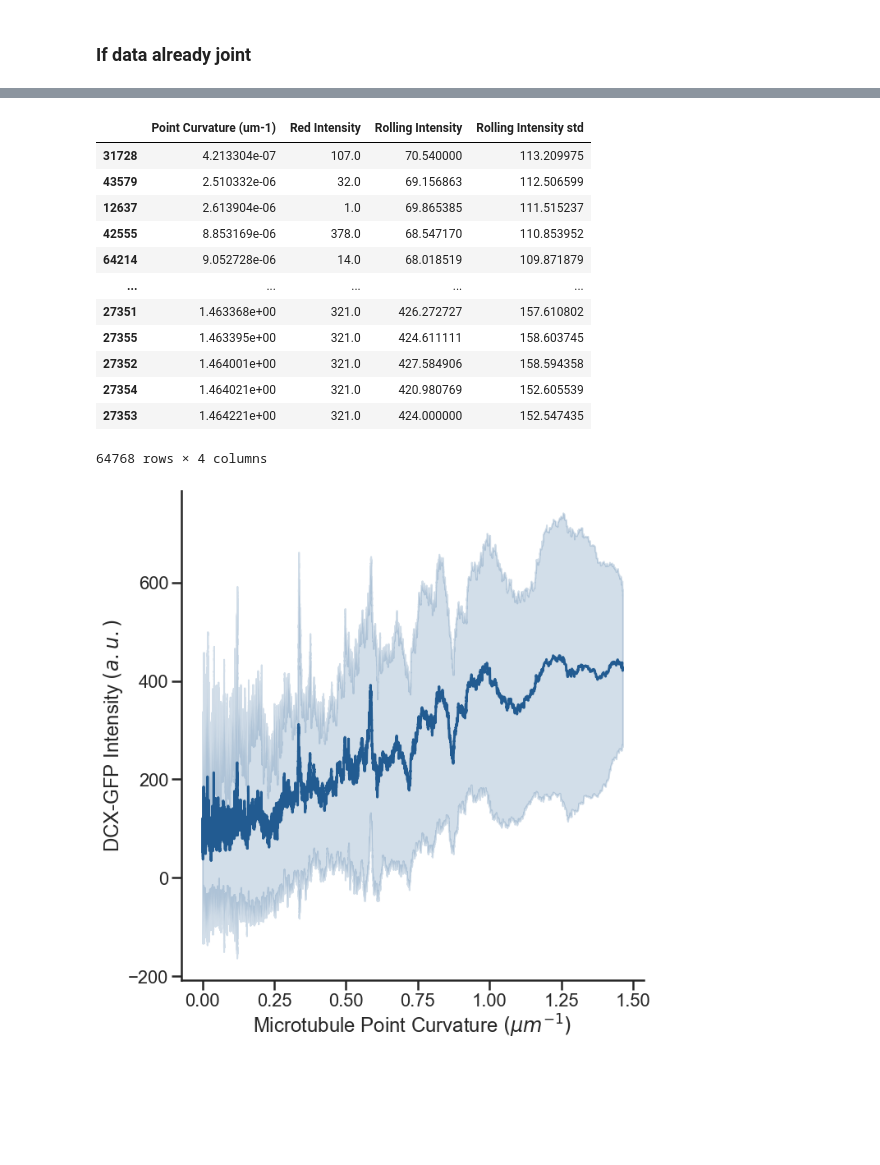
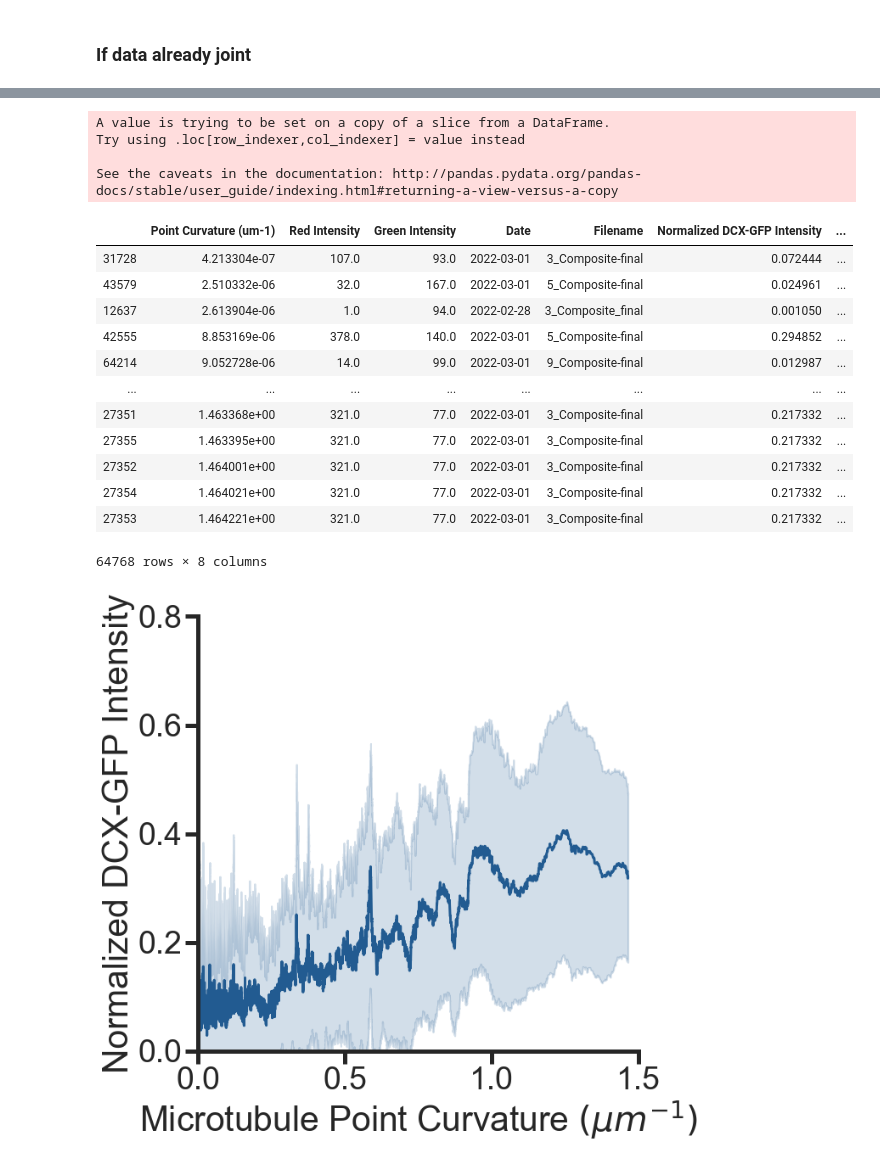
Before and after one commit to sofiacruzt/sofia-brouhardlab, a Jupyter notebook: curvature_taxol/curvature.ipynb, the cells around one changed output, grey strips where cells are left out. Drawn from its saved outputs; the diff is of its cells as text; code cells hidden in the pictures; blank space fills up the shorter version.

```diff
--- a/curvature_taxol/curvature.ipynb
+++ b/curvature_taxol/curvature.ipynb
@@ -197,46 +243,80 @@ joindata
+# %%
+def normal_int(df,channel):
+
+    max_RFP = data.groupby(['Date', 'Filename'])[channel].max()
+    min_RFP = data.groupby(['Date', 'Filename'])[channel].min()
+
+    equal_int = pd.DataFrame(columns=[] , index=[])
+
+    uniquedates = df['Date'].unique()
+    for i in uniquedates:
+        uniquefile =  df[df['Date'] == i]['Filename'].unique()
+
+        for j in uniquefile:
+            groupdf = df[(df['Date'] == i) & (df['Filename'] == j)]
+
+            max_RFP_value = max_RFP[i,j]
+            min_RFP_value = min_RFP[i,j]
+
+            groupdf['Normalized DCX-GFP Intensity'] = (df[channel] - min_RFP_value) / (max_RFP_value -  min_RFP_value)
+
+            equal_int = pd.concat([equal_int, groupdf])
+    return equal_int
+# %%
+data = normal_int(alldata,"Red Intensity")
+# %% [output]
+A value is trying to be set on a copy of a slice from a DataFrame.
+Try using .loc[row_indexer,col_indexer] = value instead
+
+See the caveats in the documentation: http://pandas.pydata.org/pandas-docs/stable/user_guide/indexing.html#returning-a-view-versus-a-copy
 # %%
-data = joindata[['Point Curvature (um-1)','Red Intensity']]
+
 data = data.sort_values(by=['Point Curvature (um-1)'])
 
 roll = 100
 
-data['Rolling Intensity'] =  data['Red Intensity'].rolling(roll, min_periods=1, center=True).mean()
-data['Rolling Intensity std'] =  data['Red Intensity'].rolling(roll, min_periods=1, center=True).std()
+data['Rolling Intensity'] =  data['Normalized DCX-GFP Intensity'].rolling(roll, min_periods=1, center=True).mean()
+data['Rolling Intensity std'] =  data['Normalized DCX-GFP Intensity'].rolling(roll, min_periods=1, center=True).std()
 
 data
 # %% [output]
-|  | Point Curvature (um-1) | Red Intensity | Rolling Intensity | Rolling Intensity std |
-| 31728 | 4.213304e-07 | 107.0 | 70.540000 | 113.209975 |
-| 43579 | 2.510332e-06 | 32.0 | 69.156863 | 112.506599 |
-| 12637 | 2.613904e-06 | 1.0 | 69.865385 | 111.515237 |
-| 42555 | 8.853169e-06 | 378.0 | 68.547170 | 110.853952 |
-| 64214 | 9.052728e-06 | 14.0 | 68.018519 | 109.871879 |
-| ... | ... | ... | ... | ... |
-| 27351 | 1.463368e+00 | 321.0 | 426.272727 | 157.610802 |
-| 27355 | 1.463395e+00 | 321.0 | 424.611111 | 158.603745 |
-| 27352 | 1.464001e+00 | 321.0 | 427.584906 | 158.594358 |
-| 27354 | 1.464021e+00 | 321.0 | 420.980769 | 152.605539 |
-| 27353 | 1.464221e+00 | 321.0 | 424.000000 | 152.547435 |
+|  | Point Curvature (um-1) | Red Intensity | Green Intensity | Date | Filename | Normalized DCX-GFP Intensity | ... |
+| 31728 | 4.213304e-07 | 107.0 | 93.0 | 2022-03-01 | 3_Composite-final | 0.072444 | ... |
+| 43579 | 2.510332e-06 | 32.0 | 167.0 | 2022-03-01 | 5_Composite-final | 0.024961 | ... |
+| 12637 | 2.613904e-06 | 1.0 | 94.0 | 2022-02-28 | 3_Composite_final | 0.001050 | ... |
+| 42555 | 8.853169e-06 | 378.0 | 140.0 | 2022-03-01 | 5_Composite-final | 0.294852 | ... |
+| 64214 | 9.052728e-06 | 14.0 | 99.0 | 2022-03-01 | 9_Composite-final | 0.012987 | ... |
+| ... | ... | ... | ... | ... | ... | ... | ... |
+| 27351 | 1.463368e+00 | 321.0 | 77.0 | 2022-03-01 | 3_Composite-final | 0.217332 | ... |
+| 27355 | 1.463395e+00 | 321.0 | 77.0 | 2022-03-01 | 3_Composite-final | 0.217332 | ... |
+| 27352 | 1.464001e+00 | 321.0 | 77.0 | 2022-03-01 | 3_Composite-final | 0.217332 | ... |
+| 27354 | 1.464021e+00 | 321.0 | 77.0 | 2022-03-01 | 3_Composite-final | 0.217332 | ... |
+| 27353 | 1.464221e+00 | 321.0 | 77.0 | 2022-03-01 | 3_Composite-final | 0.217332 | ... |
-64768 rows × 4 columns
+64768 rows × 8 columns
 # %%
-fig, ax = plt.subplots(1,1,figsize=(10,10))
+fig, ax = plt.subplots(1,1,figsize=(10.5,10))
 
 x = data['Point Curvature (um-1)'].values
 mean = data['Rolling Intensity'].values
 std = data['Rolling Intensity std'].values
 
 plt.plot(x, mean, color=snsblue)
 plt.fill_between(x, mean - std, mean + std, color=snsblue, alpha=0.2)
 
-ax.set_ylabel('DCX-GFP Intensity ' r'$(a.u.)$')
+ax.set_ylabel('Normalized DCX-GFP Intensity')
 ax.set_xlabel('Microtubule Point Curvature ' r'$(\mu m ^{-1})$')
+ax.set_xlim(0,1.5)
+ax.set_ylim(0,0.8)
 
 sns.set_style("ticks")
 sns.despine()
-sns.set_context("poster", font_scale=1, rc={"lines.linewidth":3.0})
+ax.spines['left'].set_lw(5)
+ax.spines['bottom'].set_lw(5)
+ax.tick_params(axis='both', width = 5, length = 15)
+sns.set_context("poster", font_scale=1.7, rc={"lines.linewidth":3.0})
 
 plt.tight_layout()
 
-plt.savefig(path/('curvature_'+date_today+'.svg'))
+plt.savefig(path/('curvature_dcx_'+date_today+'.svg'))
 # %% [output]
-[figure, old version]
+[figure, new version]
```
Also changed, not shown: parts of 11 cells of this notebook, 1 other file.
